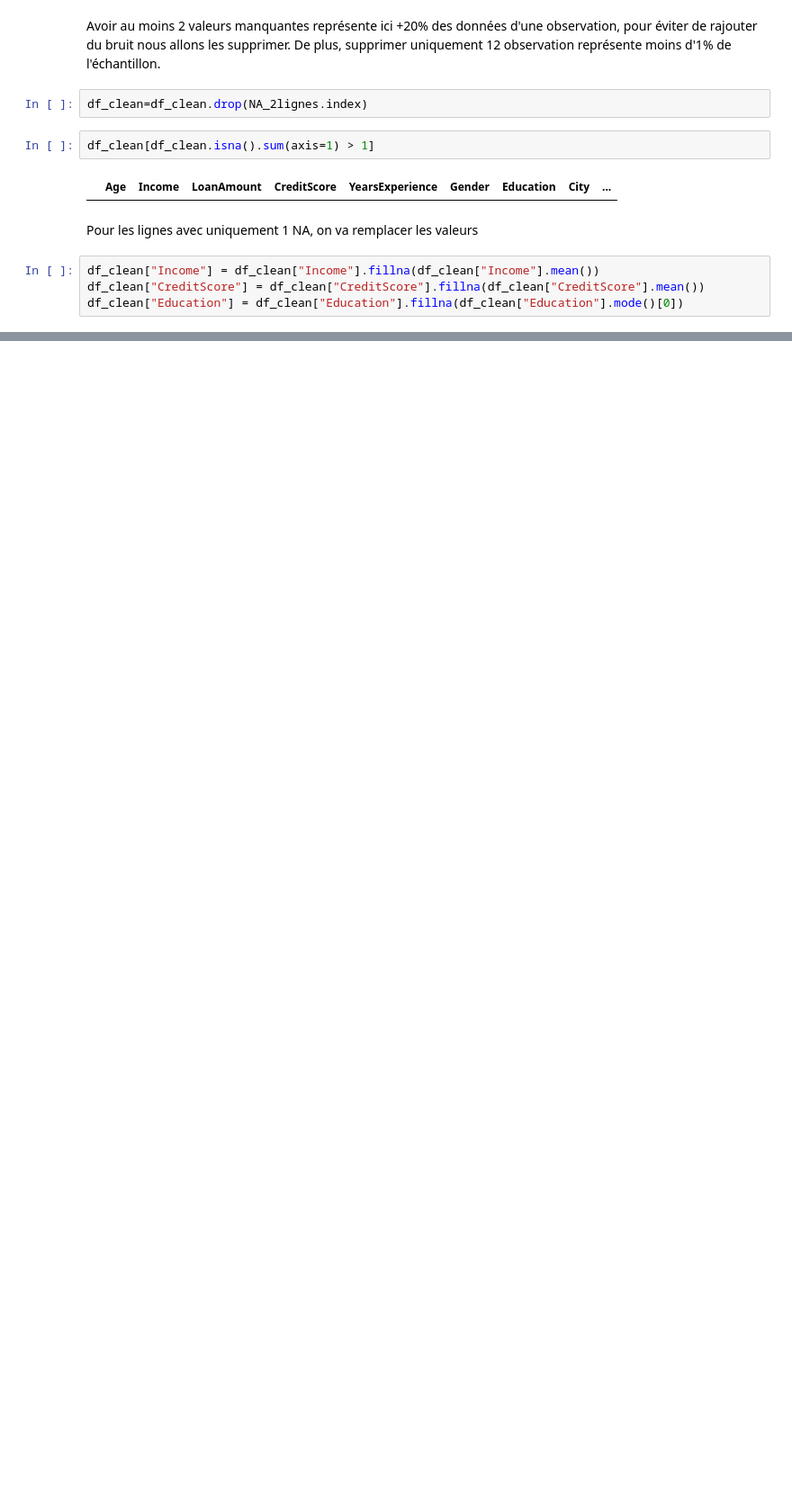
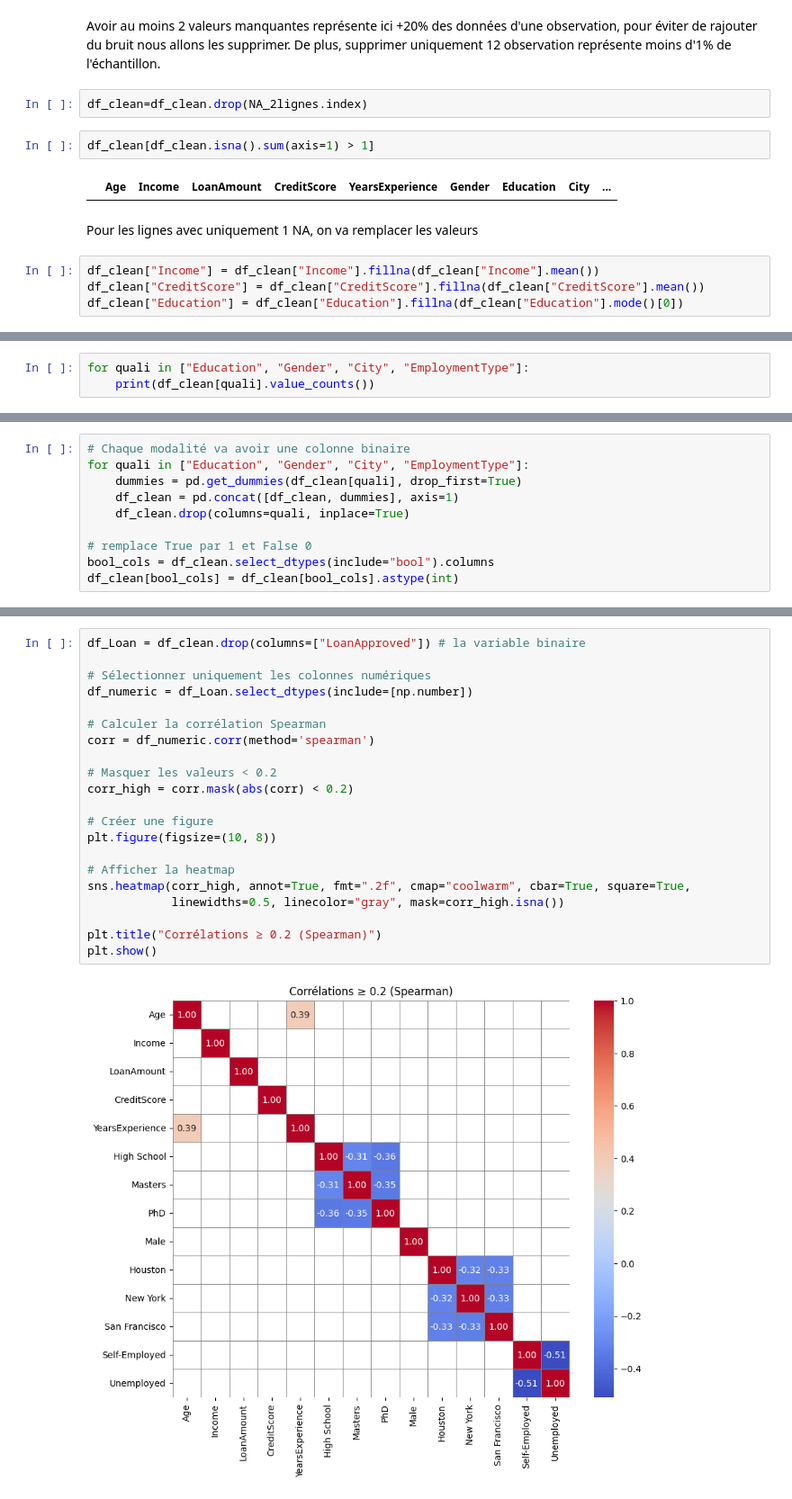
Before and after one commit to ArthurEDLP/projet_SVM_Arthur_Thomas, a Jupyter notebook: code.ipynb, the cells around one changed output, grey strips where cells are left out. Shown at 90% size. Drawn from its saved outputs; the diff is of its cells as text; blank space fills up the shorter version.

Commit message:
Encode + corrélations

```diff
--- a/code.ipynb
+++ b/code.ipynb
@@ -139,0 +143,3 @@ df_clean["Education"] = df_clean["Education"].fillna(df_clean["Education"].mode(
+# %%
+for quali in ["Education", "Gender", "City", "EmploymentType"]:
+    print(df_clean[quali].value_counts())
@@ -139,0 +166,10 @@ df_clean["Education"] = df_clean["Education"].fillna(df_clean["Education"].mode(
+# %%
+# Chaque modalité va avoir une colonne binaire
+for quali in ["Education", "Gender", "City", "EmploymentType"]:
+    dummies = pd.get_dummies(df_clean[quali], drop_first=True)
+    df_clean = pd.concat([df_clean, dummies], axis=1)
+    df_clean.drop(columns=quali, inplace=True)
+
+# remplace True par 1 et False 0
+bool_cols = df_clean.select_dtypes(include="bool").columns
+df_clean[bool_cols] = df_clean[bool_cols].astype(int)
@@ -139,0 +197,23 @@ df_clean["Education"] = df_clean["Education"].fillna(df_clean["Education"].mode(
+# %%
+df_Loan = df_clean.drop(columns=["LoanApproved"]) # la variable binaire
+
+# Sélectionner uniquement les colonnes numériques
+df_numeric = df_Loan.select_dtypes(include=[np.number])
+
+# Calculer la corrélation Spearman
+corr = df_numeric.corr(method='spearman')
+
+# Masquer les valeurs < 0.2
+corr_high = corr.mask(abs(corr) < 0.2)
+
+# Créer une figure
+plt.figure(figsize=(10, 8))
+
+# Afficher la heatmap
+sns.heatmap(corr_high, annot=True, fmt=".2f", cmap="coolwarm", cbar=True, square=True,
+            linewidths=0.5, linecolor="gray", mask=corr_high.isna())
+
+plt.title("Corrélations ≥ 0.2 (Spearman)")
+plt.show()
+# %% [output]
+[figure, added]
```
Also changed, not shown: parts of 6 cells of this notebook.
